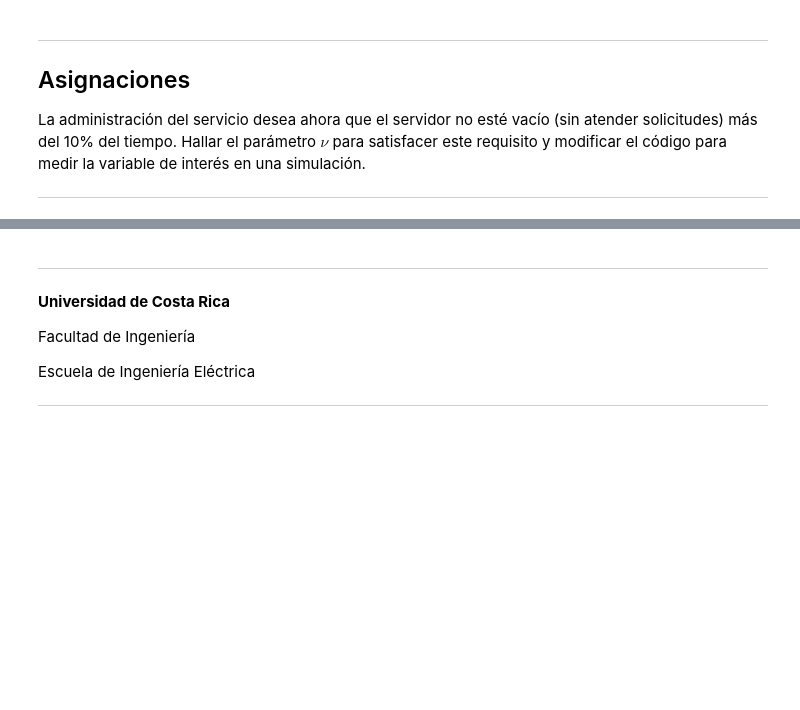
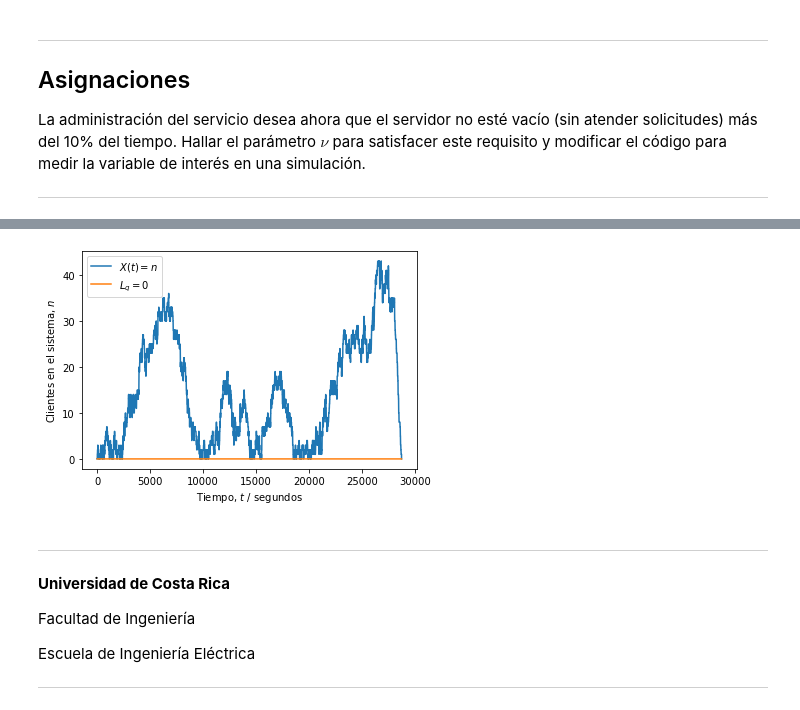
Before and after one commit to zetavB/Tema_5, a Jupyter notebook: L5.ipynb, the cells around one changed output, grey strips where cells are left out. Saved outputs shown, nothing was run; the diff lists cells and outputs as text; code cells hidden in the pictures; blank space fills up the shorter version.

```diff
--- a/L5.ipynb
+++ b/L5.ipynb
@@ -155,3 +166,100 @@ plt.show()
 La administración del servicio desea ahora que el servidor no esté vacío (sin atender solicitudes) más del 10% del tiempo. Hallar el parámetro $\nu$ para satisfacer este requisito y modificar el código para medir la variable de interés en una simulación.
 
 ---
+# %%
+import numpy as np
+from scipy import stats
+import matplotlib.pyplot as plt
+
+# Número de clientes
+N = 1000
+
+# Parámetro de llegada (clientes/segundos)
+lam = 2/60
+
+# Parámetro de servicio (servicios/segundos) Se varia a 2.3
+nu = 2.3/60
+
+# Distribución de los tiempos de llegada entre cada cliente
+X = stats.expon(scale = 1/lam)
+
+# Distribución de los tiempos de servicio a cada cliente
+Y = stats.expon(scale = 1/nu)
+
+# Intervalos entre llegadas (segundos desde último cliente)
+t_intervalos = np.ceil(X.rvs(N)).astype('int')
+
+# Tiempos de las llegadas (segundos desde el inicio)
+t_llegadas = [t_intervalos[0]]
+for i in range(1, len(t_intervalos)):
+    siguiente = t_llegadas[i-1] + t_intervalos[i]
+    t_llegadas.append(siguiente)
+
+# Tiempos de servicio (segundos desde inicio de servicio)
+t_servicio = np.ceil(Y.rvs(N)).astype('int')
+
+# Inicialización del tiempo de inicio y fin de atención
+inicio = t_llegadas[0]          # primera llegada
+fin = inicio + t_servicio[0]    # primera salida
+
+# Tiempos en que recibe atención cada i-ésimo cliente (!= que llega)
+t_atencion = [inicio]
+for i in range(1, N):
+    inicio = np.max((t_llegadas[i], fin))
+    fin = inicio + t_servicio[i]
+    t_atencion.append(inicio)
+
+# Inicialización del vector temporal para registrar eventos
+t = np.zeros(t_atencion[-1] + t_servicio[-1] + 1)
+
+# Asignación de eventos de llegada (+1) y salida (-1) de clientes
+for c in range(N):
+    i = t_llegadas[c]
+    t[i] += 1
+    j = t_atencion[c] + t_servicio[c]
+    t[j] -= 1
+
+# Umbral de P o más personas en sistema (hay P - 1 en fila) Se cambia a 1
+P = 1
+
+# Instantes (segundos) de tiempo con P o más solicitudes en sistema
+frecuencia = 0
+
+# Proceso aleatorio (estados n = {0, 1, 2...})
+Xt = np.zeros(t.shape)
+
+# Inicialización de estado n
+n = 0
+
+# Recorrido del vector temporal y conteo de clientes (estado n)
+for i, c in enumerate(t):
+    n += c # sumar (+1) o restar (-1) al estado
+    Xt[i] = n
+    if Xt[i] >= P:
+        frecuencia += 1
+
+# Fracción de tiempo con P o más solicitudes en sistema
+fraccion = frecuencia / len(t)
+
+# Resultados
+print('Parámetro lambda =', str(lam*60))
+print('Parámetro nu =', str(nu*60))
+print('Tiempo con más de {} solicitudes en fila:'.format(P-1))
+print('\t {:0.2f}%'.format(100*fraccion))
+
+#Se cambia la direccion de la comparacion
+if fraccion >= 0.9:
+    print('\t Sí cumple con la especificación.')
+else:
+    print('\t No cumple con la especificación.')
+print('Simulación es equivalente a {:0.2f} horas.'.format(len(t)/3600))
+
+# Gráfica de X(t) (estados del sistema)
+plt.figure()
+plt.plot(Xt)
+plt.plot(range(len(t)), (P-1)*np.ones(t.shape))
+plt.legend(('$X(t) = n$', '$L_q = $' + str(P-1)))
+plt.ylabel('Clientes en el sistema, $n$')
+plt.xlabel('Tiempo, $t$ / segundos')
+plt.show()
+# %% [output]
@@ -158,3 +272,4 @@ La administración del servicio desea ahora que el servidor no esté vacío (sin
+[figure, added]
 # %% [markdown]
 ---
 
```
Also changed, not shown: parts of 3 cells of this notebook.
